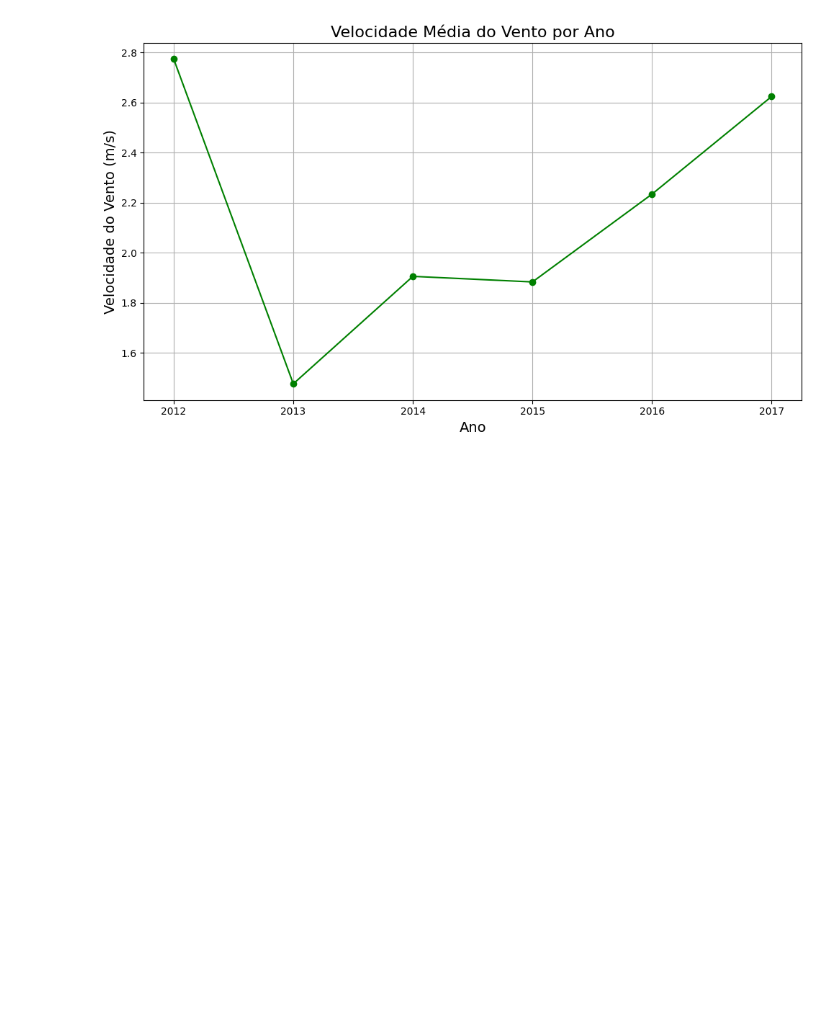
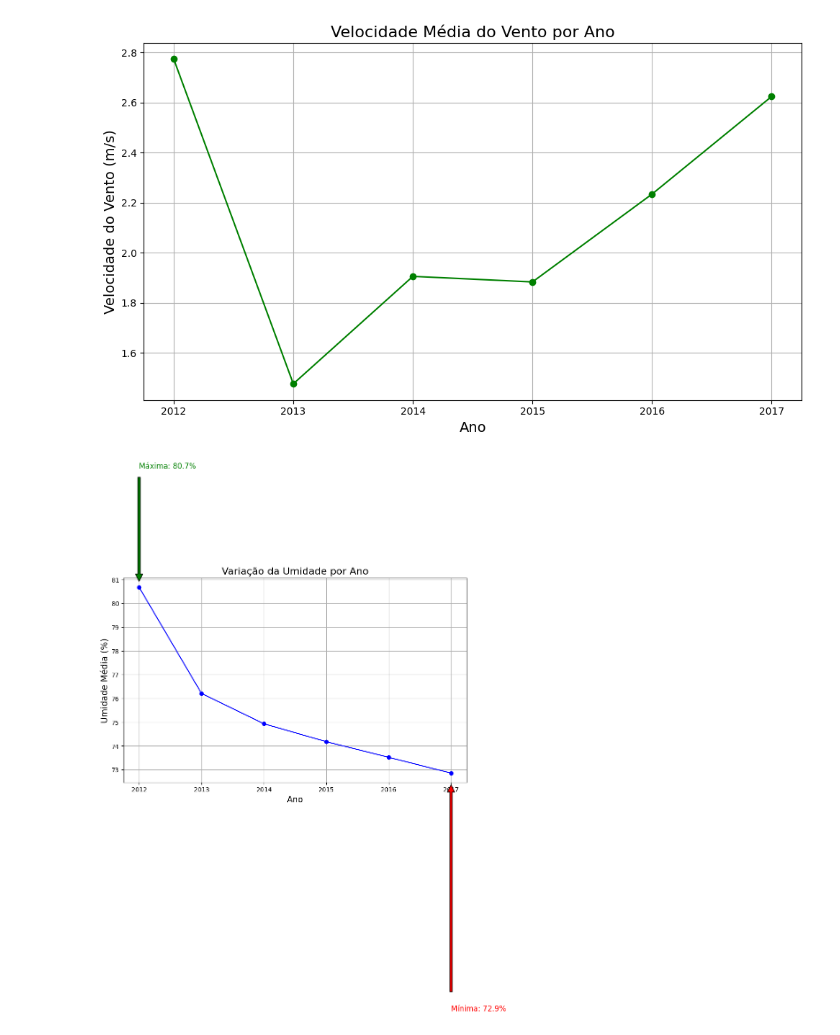
Before and after one commit to LANDOSOUZA/inteligencia_artificial_2025, a Jupyter notebook: aula_2/exercicios.ipynb, the cells around one changed output. Drawn from its saved outputs; the diff is of its cells as text; code cells hidden in the pictures; blank space fills up the shorter version.

```diff
--- a/aula_2/exercicios.ipynb
+++ b/aula_2/exercicios.ipynb
@@ -68,3 +68,51 @@ plt.tight_layout()
 plt.show()
 # %% [output]
 [figure]
+# %%
+#  3) Realizar anotações no gráfico de umidade
+
+import pandas as pd
+import matplotlib.pyplot as plt
+
+# Carrega os dados
+df = pd.read_csv('monitoramento_tempo.csv')
+df['data'] = pd.to_datetime(df['data'])
+df['ano'] = df['data'].dt.year
+
+# Agrupa por ano
+umidade_por_ano = df.groupby('ano')['humidade'].mean()
+
+# Identifica os anos com maior e menor umidade
+ano_max = umidade_por_ano.idxmax()
+umidade_max = umidade_por_ano.max()
+
+ano_min = umidade_por_ano.idxmin()
+umidade_min = umidade_por_ano.min()
+
+# Cria o gráfico
+plt.figure(figsize=(10, 6))
+plt.plot(umidade_por_ano.index, umidade_por_ano.values, marker='o', color='blue')
+
+# Títulos e eixos
+plt.title('Variação da Umidade por Ano', fontsize=16)
+plt.xlabel('Ano', fontsize=14)
+plt.ylabel('Umidade Média (%)', fontsize=14)
+
+# Anotações
+plt.annotate(f'Máxima: {umidade_max:.1f}%',
+             xy=(ano_max, umidade_max),
+             xytext=(ano_max, umidade_max + 5),
+             arrowprops=dict(facecolor='green', shrink=0.05),
+             fontsize=12, color='green')
+
+plt.annotate(f'Mínima: {umidade_min:.1f}%',
+             xy=(ano_min, umidade_min),
+             xytext=(ano_min, umidade_min - 10),
+             arrowprops=dict(facecolor='red', shrink=0.05),
+             fontsize=12, color='red')
+
+plt.grid(True)
+plt.tight_layout()
+plt.show()
+# %% [output]
+[figure, added]
```
